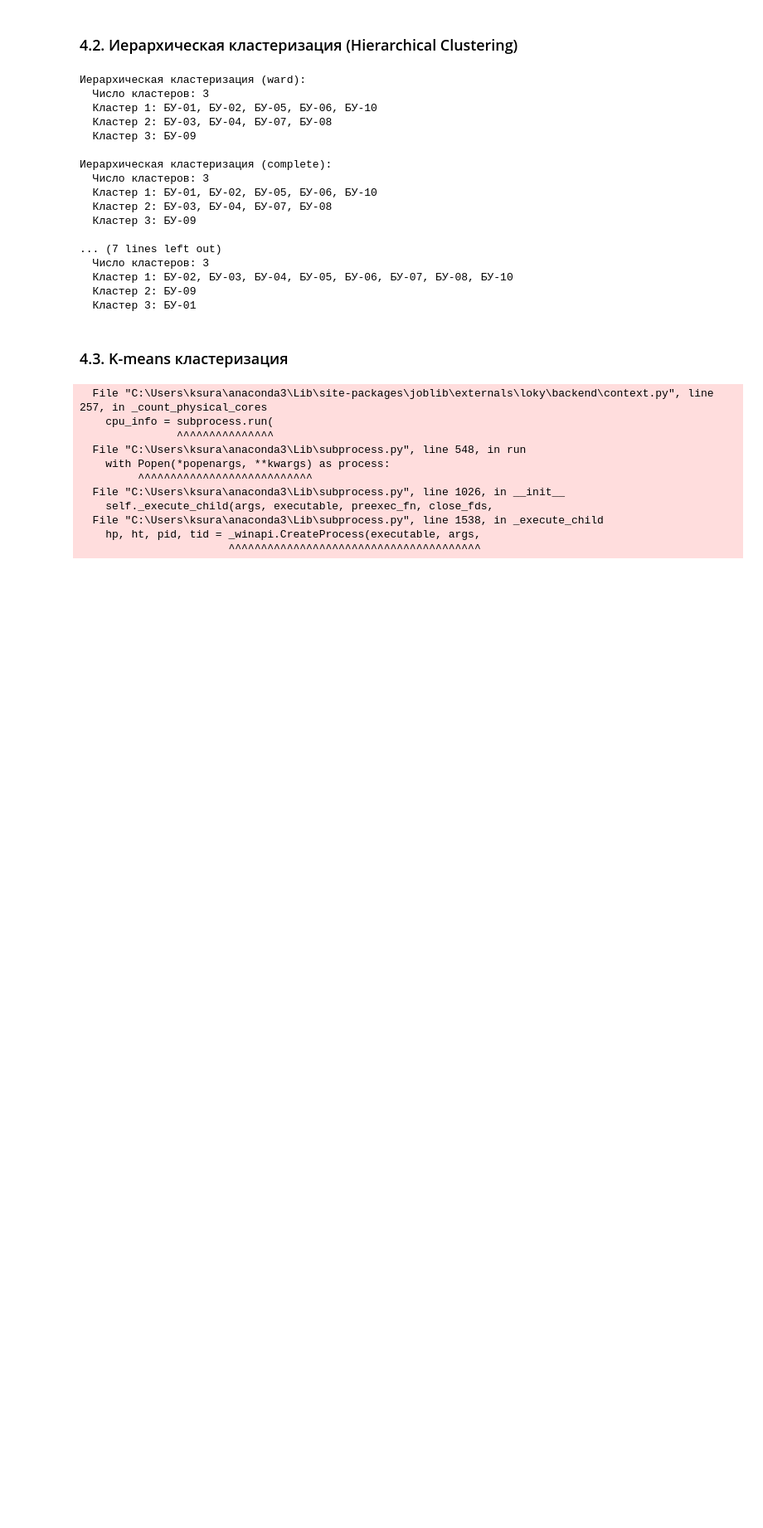
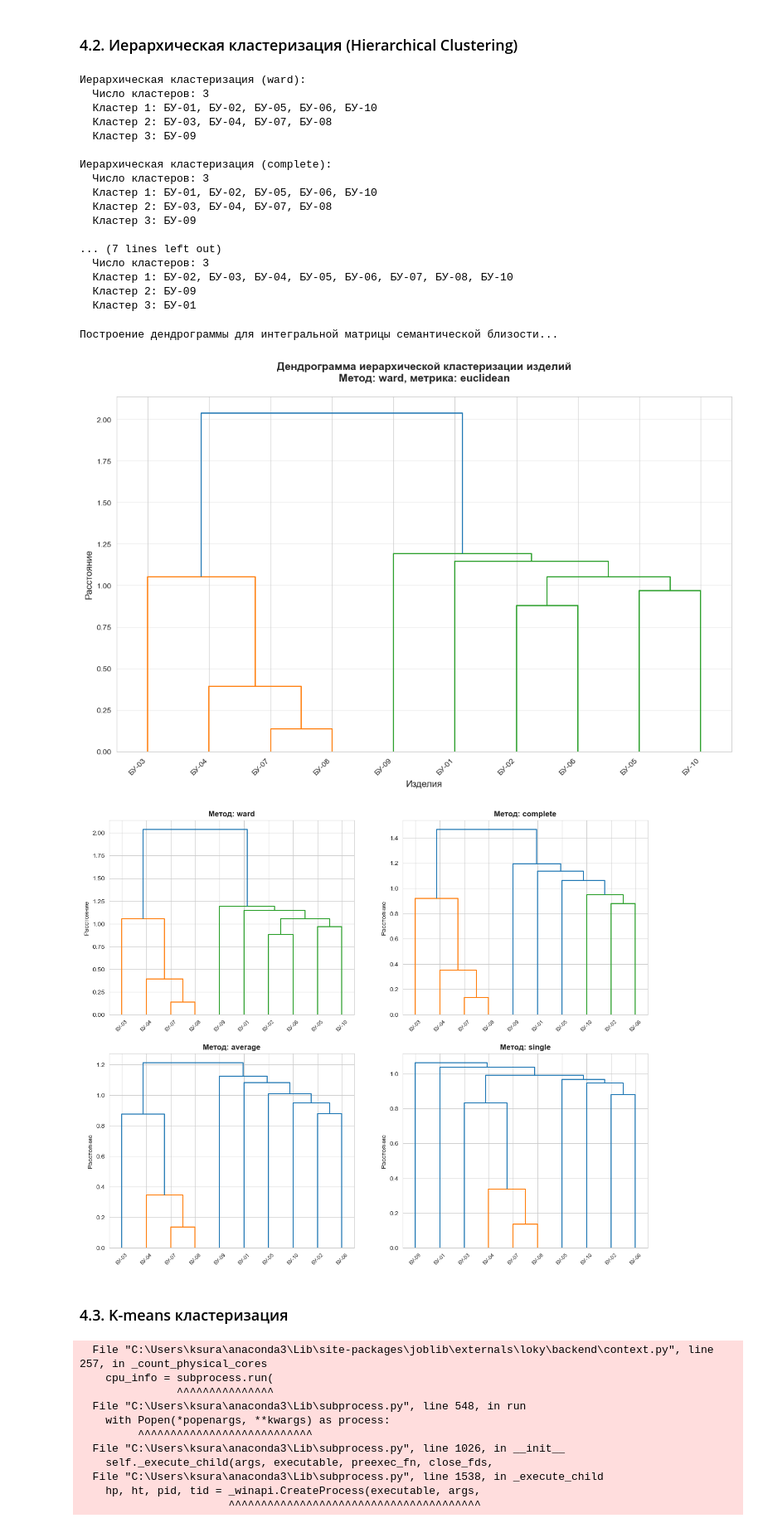
Before and after one commit to ksurashanti/ike-s-disser, a Jupyter notebook: clustering_experiments.ipynb, the cells around one changed output. Shown at 83% size. Saved outputs shown, nothing was run; the diff lists cells and outputs as text; code cells hidden in the pictures; blank space fills up the shorter version.

```diff
--- a/clustering_experiments.ipynb
+++ b/clustering_experiments.ipynb
@@ -417,6 +417,80 @@ for method in linkage_methods:
   Кластер 1: БУ-02, БУ-03, БУ-04, БУ-05, БУ-06, БУ-07, БУ-08, БУ-10
   Кластер 2: БУ-09
   Кластер 3: БУ-01
+# %%
+# Дополнение к существующему коду - визуализация дендрограммы
+
+
+
+
+def plot_dendrogram(similarity_matrix, product_names, method='ward', metric='euclidean'):
+    """
+    Построение дендрограммы для иерархической кластеризации
+    """
+    # Преобразуем матрицу сходства в матрицу расстояний
+    distance_matrix = 1 - similarity_matrix
+
+    # Вычисляем связывание
+    Z = linkage(distance_matrix, method=method, metric=metric)
+
+    # Создаем фигуру
+    plt.figure(figsize=(12, 8))
+
+    # Строим дендрограмму
+    dendrogram(Z,
+               labels=product_names,
+               orientation='top',
+               leaf_rotation=90,
+               leaf_font_size=10,
+               color_threshold=0.7 * max(Z[:, 2]))
+
+    plt.title(f'Дендрограмма иерархической кластеризации изделий\n'
+              f'Метод: {method}, метрика: {metric}',
+              fontsize=14, fontweight='bold', pad=20)
+    plt.xlabel('Изделия', fontsize=12)
+    plt.ylabel('Расстояние', fontsize=12)
+    plt.xticks(rotation=45, ha='right')
+    plt.grid(axis='y', alpha=0.3)
+    plt.tight_layout()
+
+    return Z
+
+# Получаем названия продуктов для подписей
+product_names = [product_trees[pid]['designation'] for pid in product_ids]
+
+# Визуализируем дендрограмму для интегральной матрицы близости
+print("Построение дендрограммы для интегральной матрицы семантической близости...")
+Z = plot_dendrogram(integral_similarity_matrix, product_names)
+
+# Дополнительная визуализация с разными методами связывания
+methods = ['ward', 'complete', 'average', 'single']
+fig, axes = plt.subplots(2, 2, figsize=(15, 12))
+axes = axes.ravel()
+
+for i, method in enumerate(methods):
+    # Преобразуем матрицу сходства в матрицу расстояний
+    distance_matrix = 1 - integral_similarity_matrix
+
+    # Вычисляем связывание
+    Z = linkage(distance_matrix, method=method)
+
+    # Строим дендрограмму
+    dendrogram(Z,
+               labels=product_names,
+               orientation='top',
+               leaf_rotation=90,
+               leaf_font_size=8,
+               color_threshold=0.7 * max(Z[:, 2]),
+               ax=axes[i])
+
+    axes[i].set_title(f'Метод: {method}', fontsize=12, fontweight='bold')
+    axes[i].set_xlabel('')
+    axes[i].set_ylabel('Расстояние', fontsize=10)
+    axes[i].tick_params(axis='x', rotation=45)
+# %% [output]
+Построение дендрограммы для интегральной матрицы семантической близости...
+[figure, added]
+[figure, added]
 # %% [markdown]
 ### 4.3. K-means кластеризация
 # %%
```
